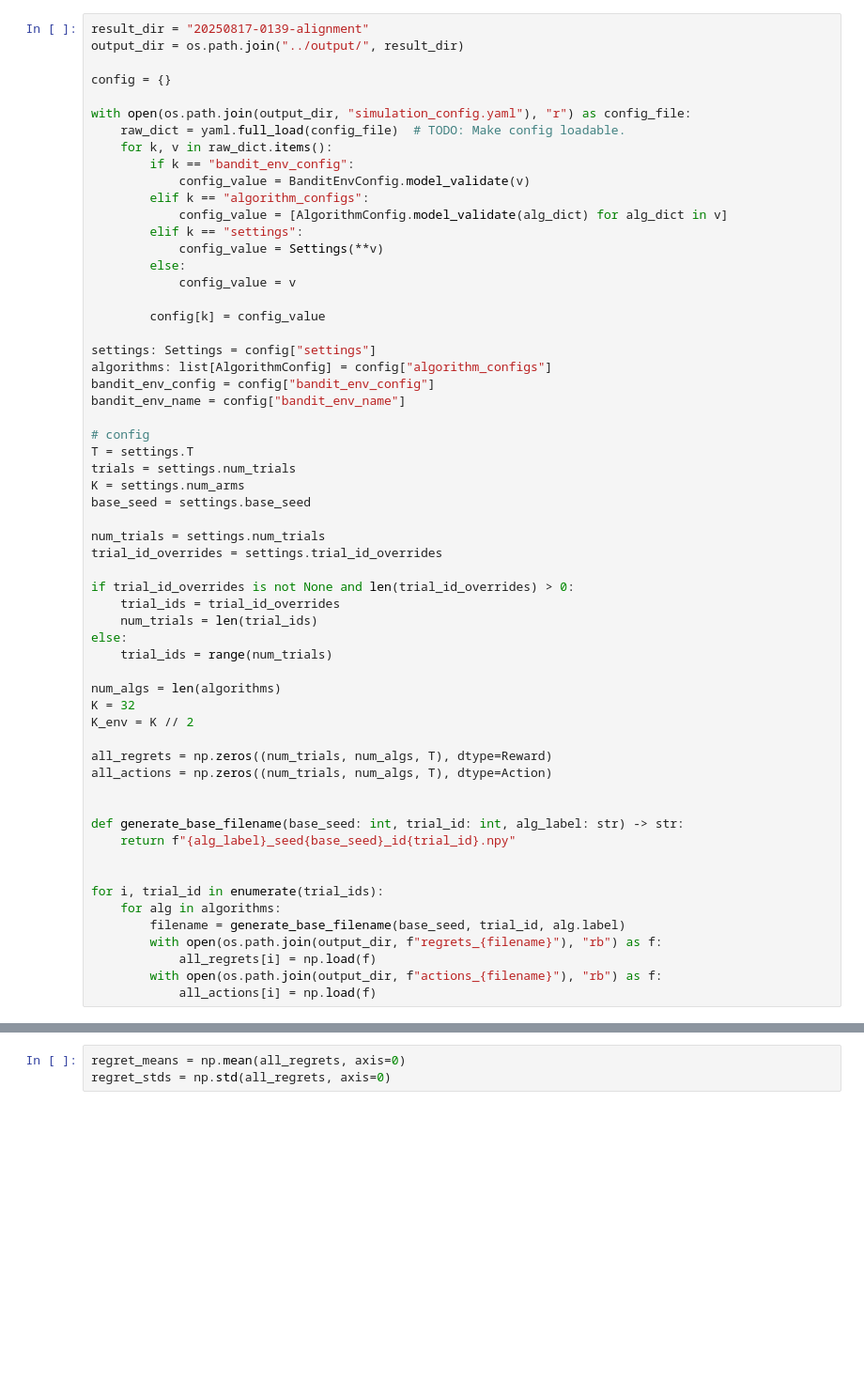
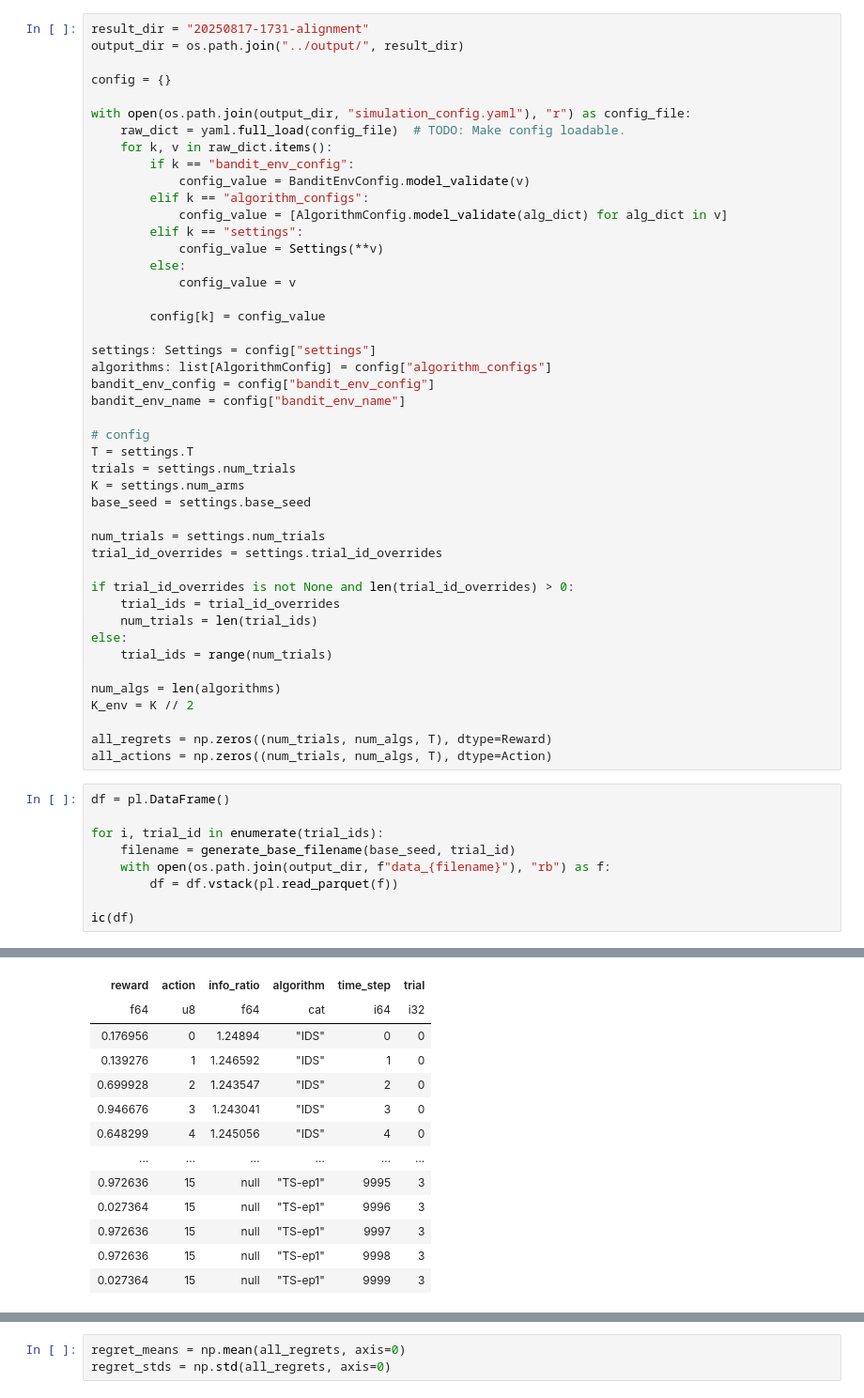
Before and after one commit to DavidJGChen/bandit-exploration, a Jupyter notebook: notebooks/analysis.ipynb, the cells around one changed output, grey strips where cells are left out. Shown at 94% size. Drawn from its saved outputs; the diff is of its cells as text; blank space fills up the shorter version.

```diff
--- a/notebooks/analysis.ipynb
+++ b/notebooks/analysis.ipynb
@@ -12,5 +13,5 @@ from bandit_sim.setting import Settings
 # %%
-result_dir = "20250817-0139-alignment"
+result_dir = "20250817-1731-alignment"
 output_dir = os.path.join("../output/", result_dir)
 
 config = {}
@@ -50,21 +51,17 @@ else:
     trial_ids = range(num_trials)
 
 num_algs = len(algorithms)
-K = 32
 K_env = K // 2
 
 all_regrets = np.zeros((num_trials, num_algs, T), dtype=Reward)
 all_actions = np.zeros((num_trials, num_algs, T), dtype=Action)
-
-
-def generate_base_filename(base_seed: int, trial_id: int, alg_label: str) -> str:
-    return f"{alg_label}_seed{base_seed}_id{trial_id}.npy"
-
-
-for i, trial_id in enumerate(trial_ids):
-    for alg in algorithms:
-        filename = generate_base_filename(base_seed, trial_id, alg.label)
-        with open(os.path.join(output_dir, f"regrets_{filename}"), "rb") as f:
-            all_regrets[i] = np.load(f)
-        with open(os.path.join(output_dir, f"actions_{filename}"), "rb") as f:
-            all_actions[i] = np.load(f)
+# %%
+df = pl.DataFrame()
+
+for i, trial_id in enumerate(trial_ids):
+    filename = generate_base_filename(base_seed, trial_id)
+    with open(os.path.join(output_dir, f"data_{filename}"), "rb") as f:
+        df = df.vstack(pl.read_parquet(f))
+
+ic(df)
+# %% [output]
@@ -70,0 +87,13 @@ for i, trial_id in enumerate(trial_ids):
+| reward | action | info_ratio | algorithm | time_step | trial |
+| f64 | u8 | f64 | cat | i64 | i32 |
+| 0.176956 | 0 | 1.24894 | "IDS" | 0 | 0 |
+| 0.139276 | 1 | 1.246592 | "IDS" | 1 | 0 |
+| 0.699928 | 2 | 1.243547 | "IDS" | 2 | 0 |
+| 0.946676 | 3 | 1.243041 | "IDS" | 3 | 0 |
+| 0.648299 | 4 | 1.245056 | "IDS" | 4 | 0 |
+| … | … | … | … | … | … |
+| 0.972636 | 15 | null | "TS-ep1" | 9995 | 3 |
+| 0.027364 | 15 | null | "TS-ep1" | 9996 | 3 |
+| 0.972636 | 15 | null | "TS-ep1" | 9997 | 3 |
+| 0.972636 | 15 | null | "TS-ep1" | 9998 | 3 |
+| 0.027364 | 15 | null | "TS-ep1" | 9999 | 3 |
```
Also changed, not shown: parts of 11 cells of this notebook, 7 other files.
